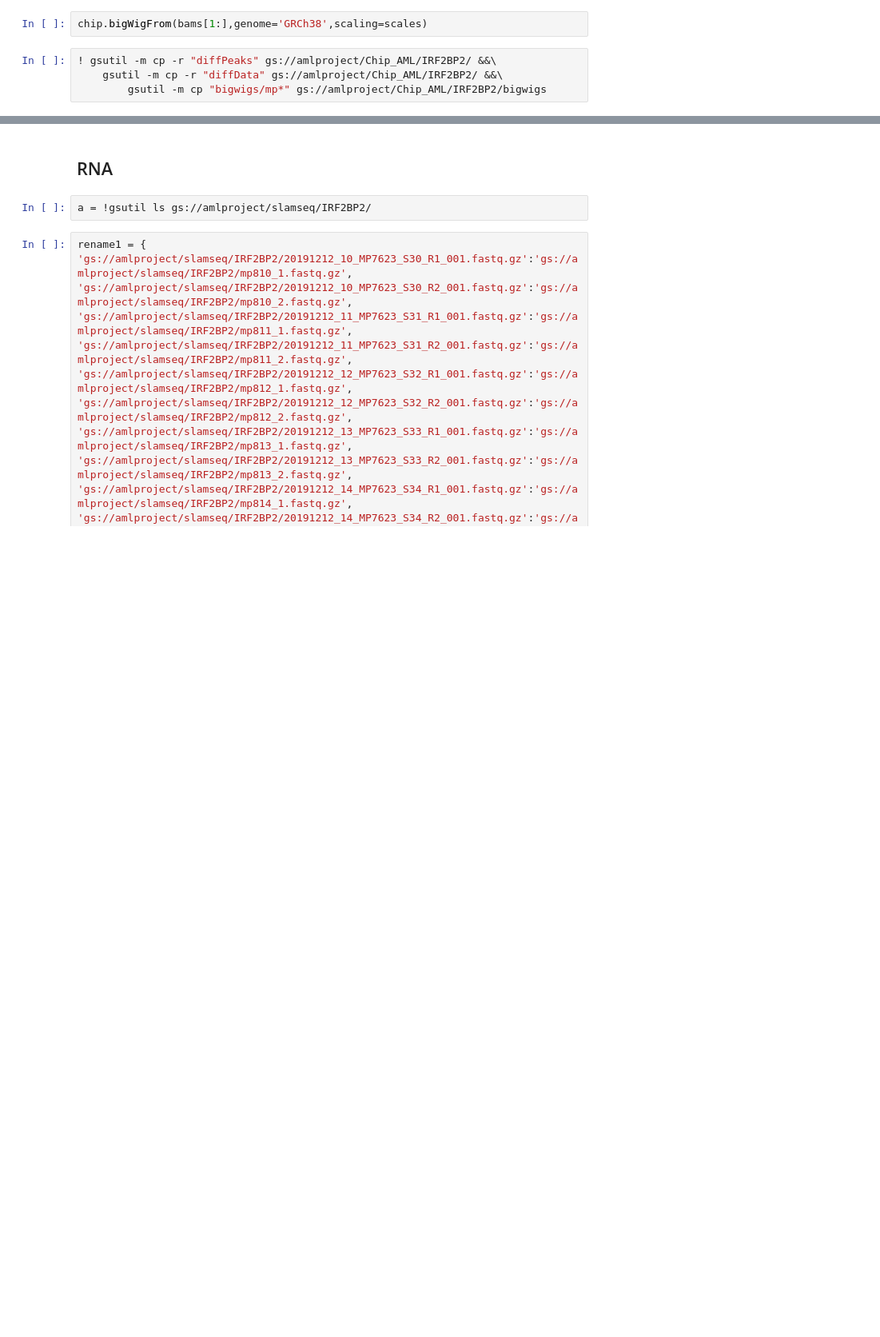
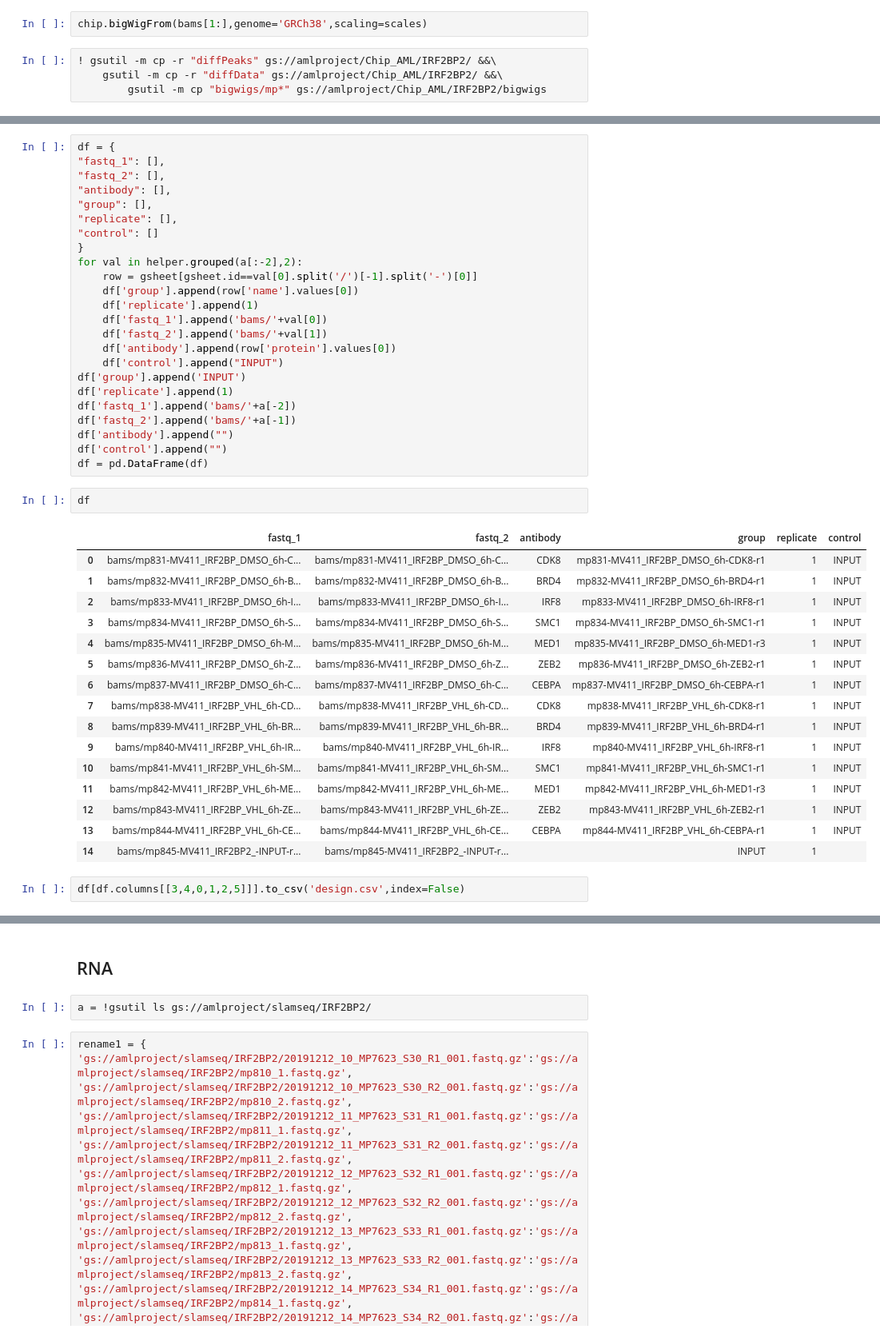
Before and after one commit to monikaperez/AMLproject, a Jupyter notebook: notebooks/Processing_IRF2BP2_degraded_MV411.ipynb, the cells around one changed output, grey strips where cells are left out. Shown at 80% size. Saved outputs shown, nothing was run; the diff lists cells and outputs as text; blank space fills up the shorter version.

```diff
--- a/notebooks/Processing_IRF2BP2_degraded_MV411.ipynb
+++ b/notebooks/Processing_IRF2BP2_degraded_MV411.ipynb
@@ -429,0 +603,45 @@ chip.bigWigFrom(bams[1:],genome='GRCh38',scaling=scales)
+# %%
+df = {
+"fastq_1": [],
+"fastq_2": [],
+"antibody": [],
+"group": [],
+"replicate": [],
+"control": []
+}
+for val in helper.grouped(a[:-2],2):
+    row = gsheet[gsheet.id==val[0].split('/')[-1].split('-')[0]]
+    df['group'].append(row['name'].values[0])
+    df['replicate'].append(1)
+    df['fastq_1'].append('bams/'+val[0])
+    df['fastq_2'].append('bams/'+val[1])
+    df['antibody'].append(row['protein'].values[0])
+    df['control'].append("INPUT")
+df['group'].append('INPUT')
+df['replicate'].append(1)
+df['fastq_1'].append('bams/'+a[-2])
+df['fastq_2'].append('bams/'+a[-1])
+df['antibody'].append("")
+df['control'].append("")
+df = pd.DataFrame(df)
+# %%
+df
+# %% [output]
+|  | fastq_1 | fastq_2 | antibody | group | replicate | control |
+| 0 | bams/mp831-MV411_IRF2BP_DMSO_6h-C... | bams/mp831-MV411_IRF2BP_DMSO_6h-C... | CDK8 | mp831-MV411_IRF2BP_DMSO_6h-CDK8-r1 | 1 | INPUT |
+| 1 | bams/mp832-MV411_IRF2BP_DMSO_6h-B... | bams/mp832-MV411_IRF2BP_DMSO_6h-B... | BRD4 | mp832-MV411_IRF2BP_DMSO_6h-BRD4-r1 | 1 | INPUT |
+| 2 | bams/mp833-MV411_IRF2BP_DMSO_6h-I... | bams/mp833-MV411_IRF2BP_DMSO_6h-I... | IRF8 | mp833-MV411_IRF2BP_DMSO_6h-IRF8-r1 | 1 | INPUT |
+| 3 | bams/mp834-MV411_IRF2BP_DMSO_6h-S... | bams/mp834-MV411_IRF2BP_DMSO_6h-S... | SMC1 | mp834-MV411_IRF2BP_DMSO_6h-SMC1-r1 | 1 | INPUT |
+| 4 | bams/mp835-MV411_IRF2BP_DMSO_6h-M... | bams/mp835-MV411_IRF2BP_DMSO_6h-M... | MED1 | mp835-MV411_IRF2BP_DMSO_6h-MED1-r3 | 1 | INPUT |
+| 5 | bams/mp836-MV411_IRF2BP_DMSO_6h-Z... | bams/mp836-MV411_IRF2BP_DMSO_6h-Z... | ZEB2 | mp836-MV411_IRF2BP_DMSO_6h-ZEB2-r1 | 1 | INPUT |
+| 6 | bams/mp837-MV411_IRF2BP_DMSO_6h-C... | bams/mp837-MV411_IRF2BP_DMSO_6h-C... | CEBPA | mp837-MV411_IRF2BP_DMSO_6h-CEBPA-r1 | 1 | INPUT |
+| 7 | bams/mp838-MV411_IRF2BP_VHL_6h-CD... | bams/mp838-MV411_IRF2BP_VHL_6h-CD... | CDK8 | mp838-MV411_IRF2BP_VHL_6h-CDK8-r1 | 1 | INPUT |
+| 8 | bams/mp839-MV411_IRF2BP_VHL_6h-BR... | bams/mp839-MV411_IRF2BP_VHL_6h-BR... | BRD4 | mp839-MV411_IRF2BP_VHL_6h-BRD4-r1 | 1 | INPUT |
+| 9 | bams/mp840-MV411_IRF2BP_VHL_6h-IR... | bams/mp840-MV411_IRF2BP_VHL_6h-IR... | IRF8 | mp840-MV411_IRF2BP_VHL_6h-IRF8-r1 | 1 | INPUT |
+| 10 | bams/mp841-MV411_IRF2BP_VHL_6h-SM... | bams/mp841-MV411_IRF2BP_VHL_6h-SM... | SMC1 | mp841-MV411_IRF2BP_VHL_6h-SMC1-r1 | 1 | INPUT |
+| 11 | bams/mp842-MV411_IRF2BP_VHL_6h-ME... | bams/mp842-MV411_IRF2BP_VHL_6h-ME... | MED1 | mp842-MV411_IRF2BP_VHL_6h-MED1-r3 | 1 | INPUT |
+| 12 | bams/mp843-MV411_IRF2BP_VHL_6h-ZE... | bams/mp843-MV411_IRF2BP_VHL_6h-ZE... | ZEB2 | mp843-MV411_IRF2BP_VHL_6h-ZEB2-r1 | 1 | INPUT |
+| 13 | bams/mp844-MV411_IRF2BP_VHL_6h-CE... | bams/mp844-MV411_IRF2BP_VHL_6h-CE... | CEBPA | mp844-MV411_IRF2BP_VHL_6h-CEBPA-r1 | 1 | INPUT |
+| 14 | bams/mp845-MV411_IRF2BP2_-INPUT-r... | bams/mp845-MV411_IRF2BP2_-INPUT-r... |  | INPUT | 1 |  |
+# %%
+df[df.columns[[3,4,0,1,2,5]]].to_csv('design.csv',index=False)
```
Also changed, not shown: parts of 44 cells of this notebook, 50 other files.
